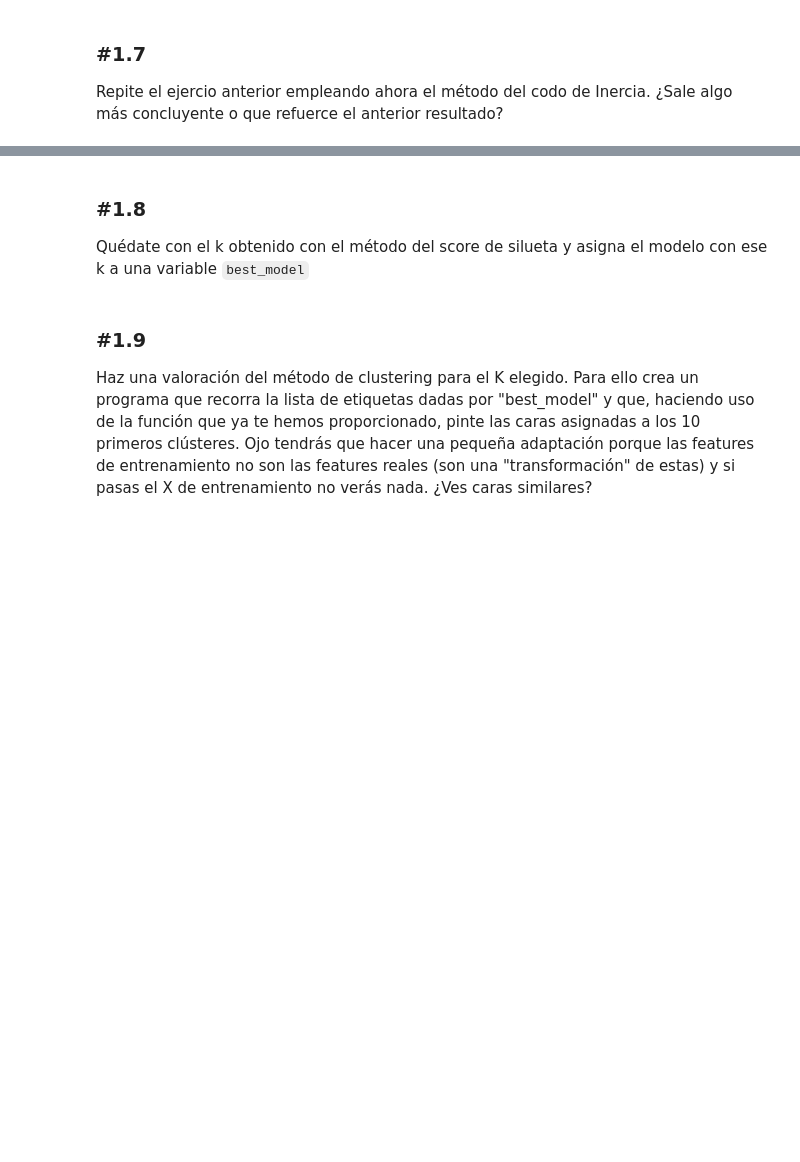
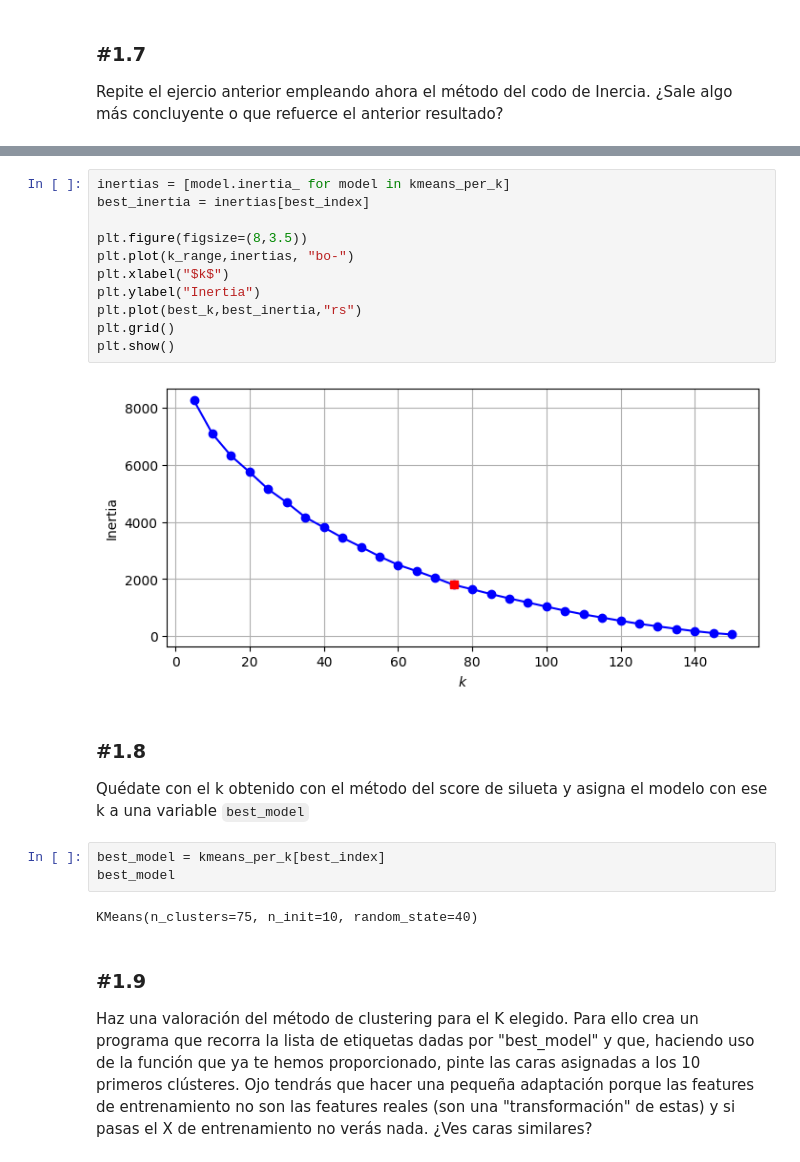
Before and after one commit to mmsbi02/DS_Marcos_Mart-nez_Santiago, a Jupyter notebook: 04_Machine_Learning/Sprint_13/Unidad_01_ML_No_Supervisado_Clustering_KMeans/03_Practica_Obligatoria/18_Practica_Obligatoria_Clustering_KMeans.ipynb, the cells around one changed output, grey strips where cells are left out. Saved outputs shown, nothing was run; the diff lists cells and outputs as text; blank space fills up the shorter version.

```diff
--- a/04_Machine_Learning/Sprint_13/Unidad_01_ML_No_Supervisado_Clustering_KMeans/03_Practica_Obligatoria/18_Practica_Obligatoria_Clustering_KMeans.ipynb
+++ b/04_Machine_Learning/Sprint_13/Unidad_01_ML_No_Supervisado_Clustering_KMeans/03_Practica_Obligatoria/18_Practica_Obligatoria_Clustering_KMeans.ipynb
@@ -80,7 +423,25 @@ Repite el ejercio anterior empleando ahora el método del codo de Inercia. ¿Sal
+# %%
+inertias = [model.inertia_ for model in kmeans_per_k]
+best_inertia = inertias[best_index]
+
+plt.figure(figsize=(8,3.5))
+plt.plot(k_range,inertias, "bo-")
+plt.xlabel("$k$")
+plt.ylabel("Inertia")
+plt.plot(best_k,best_inertia,"rs")
+plt.grid()
+plt.show()
+# %% [output]
+[figure, added]
 # %% [markdown]
 ### #1.8
 
 Quédate con el k obtenido con el método del score de silueta y asigna el modelo con ese k a una variable `best_model`
+# %%
+best_model = kmeans_per_k[best_index]
+best_model
+# %% [output]
+KMeans(n_clusters=75, n_init=10, random_state=40)
 # %% [markdown]
 ### #1.9
 
```
Also changed, not shown: parts of 33 cells of this notebook, 2 other files.
